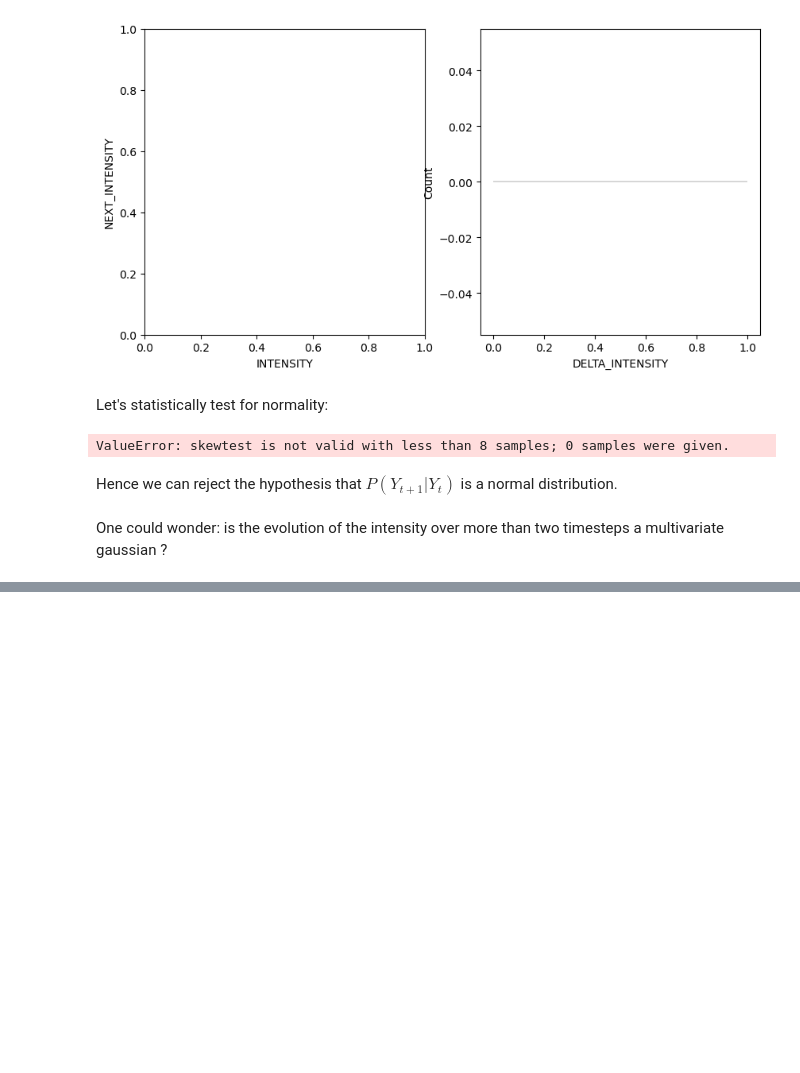
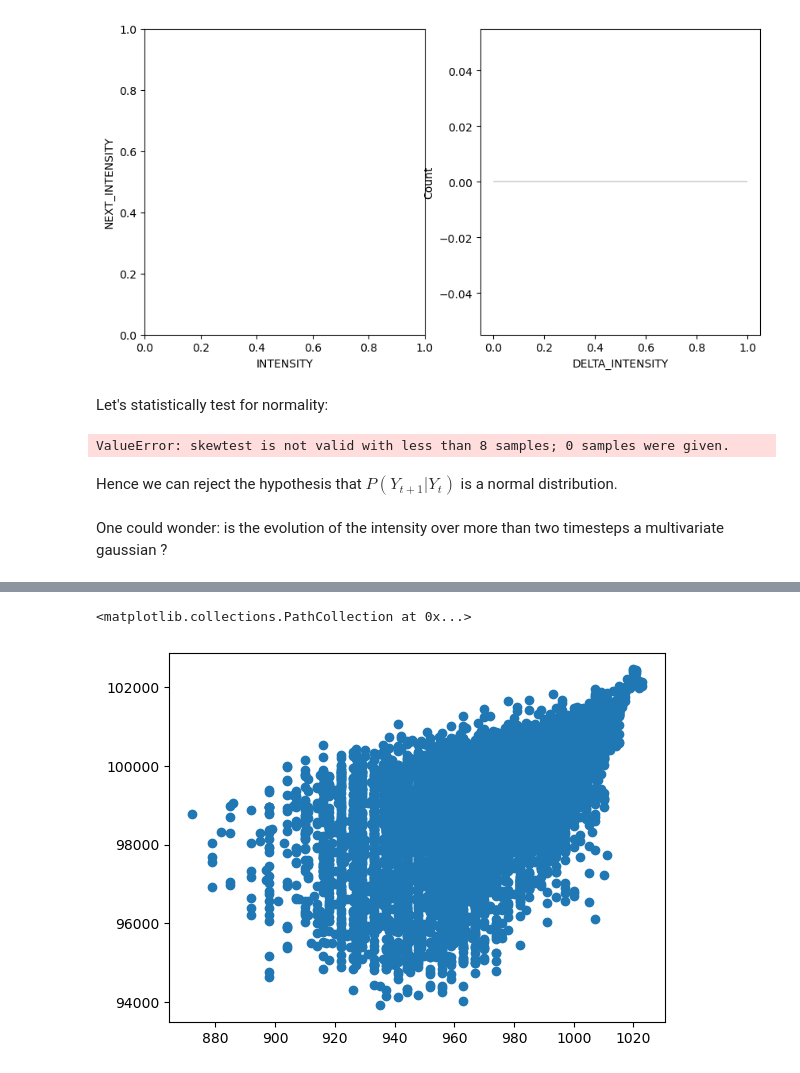
Before and after one commit to dauvillc/tc_probabilistic_forecasting, a Jupyter notebook: notebooks/explore_tcir.ipynb, the cells around one changed output, grey strips where cells are left out. Cells and saved outputs as stored; diff of their text form; code cells hidden in the pictures; blank space fills up the shorter version.

```diff
--- a/notebooks/explore_tcir.ipynb
+++ b/notebooks/explore_tcir.ipynb
@@ -181,0 +201,3 @@ for i, ax in enumerate(axes.flatten()):
+# %%
+datacube = xr.open_dataarray(_TCIR_PATH_ / "train/datacube.nc")
+datacube
@@ -181,0 +217,3 @@ for i, ax in enumerate(axes.flatten()):
+# %%
+datacube_mean = xr.open_dataarray(_TCIR_PATH_ / "datacube_mean.nc")
+datacube_std = xr.open_dataarray(_TCIR_PATH_ / "datacube_std.nc")
@@ -181,0 +267,11 @@ for i, ax in enumerate(axes.flatten()):
+# %%
+mslp = datacube.sel(variable='msl')
+mslp = mslp * datacube_std.sel(variable='msl') + datacube_mean.sel(variable='msl')
+# %%
+mslp_era5 = mslp.min(dim=['h_pixel_offset', 'v_pixel_offset'])
+mslp_era5 = mslp_era5.isel(sid_time=tcir_info.index)
+# %%
+plt.scatter(tcir_info['MSLP'], mslp_era5)
+# %% [output]
+<matplotlib.collections.PathCollection at 0x...>
+[figure, added]
```
Also changed, not shown: parts of 21 cells of this notebook.
